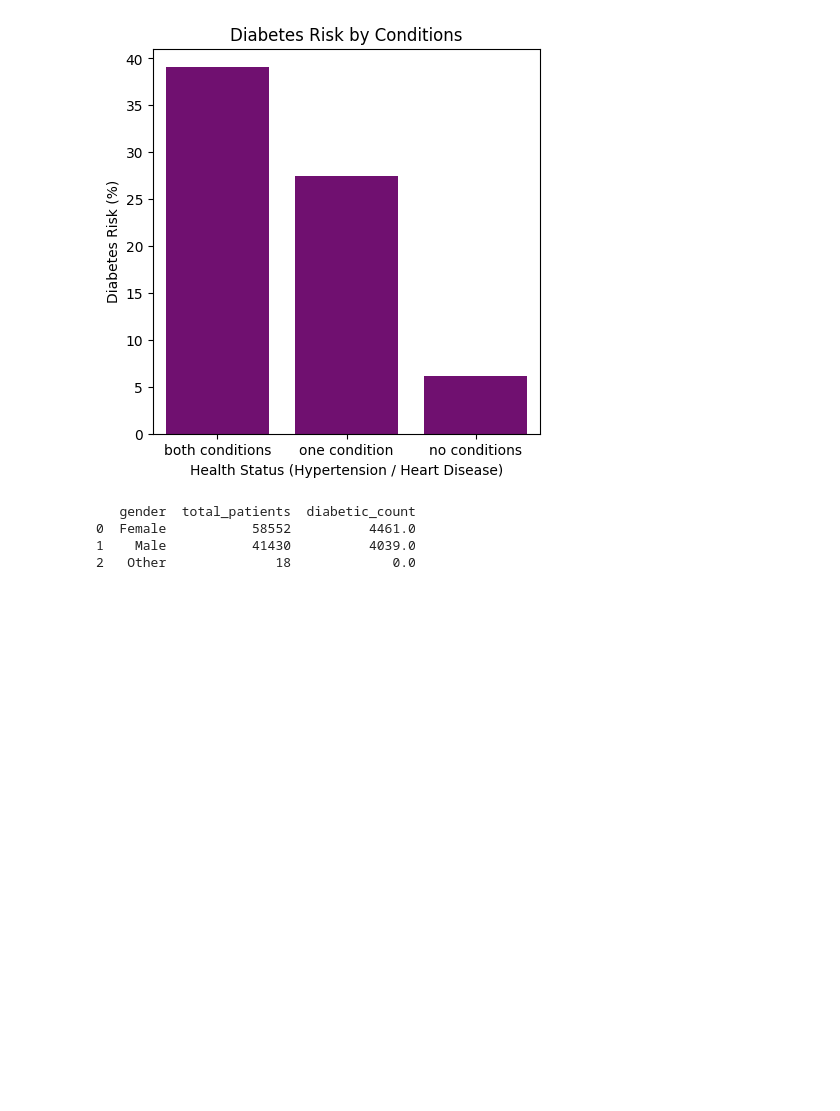
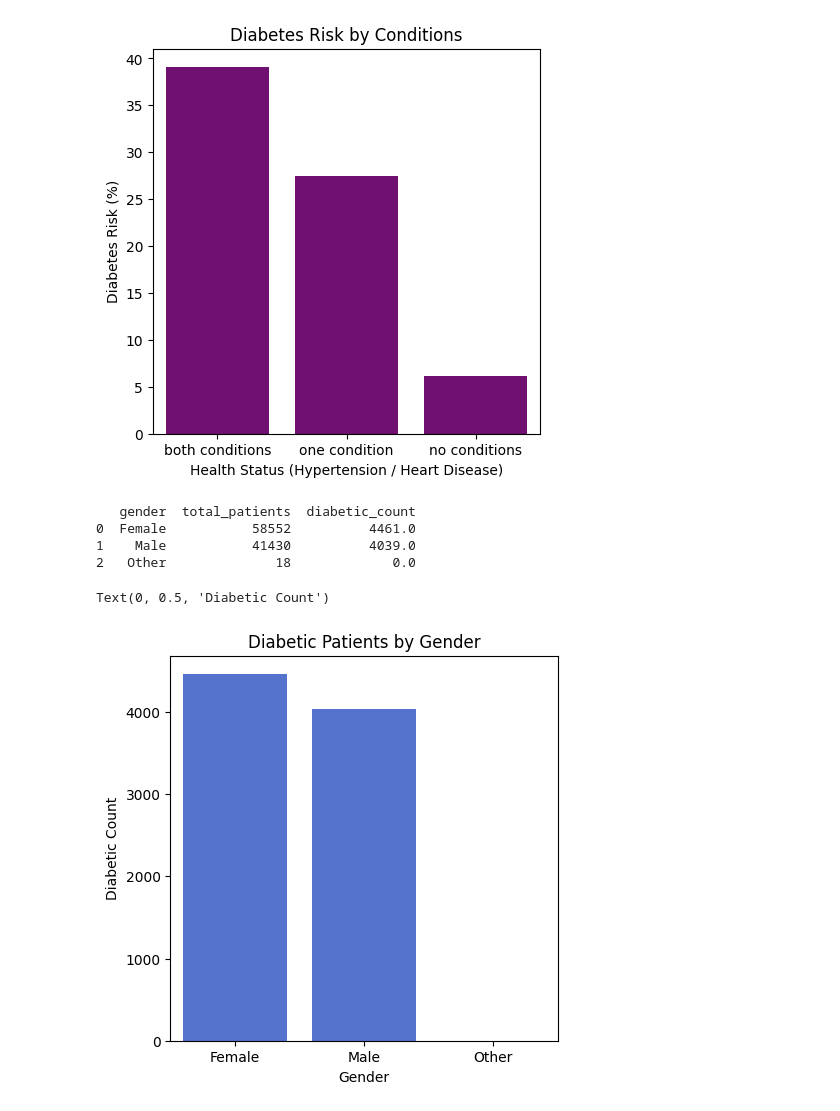
Before and after one commit to kunwarsaurav/disease-prediction-, a Jupyter notebook: eda.ipynb, the cells around one changed output. Cells and saved outputs as stored; diff of their text form; code cells hidden in the pictures; blank space fills up the shorter version.

Commit message:
eda visual

```diff
--- a/eda.ipynb
+++ b/eda.ipynb
@@ -168,14 +168,25 @@ plt.show()
 # %%
 with open('sql/men vs women.sql') as f:
     query= f.read()
 result = pd.read_sql(query, engine)
 
 print(result)
+
+plt.figure(figsize=(5,5))
+
+sns.barplot( data= result,
+            x ='gender', y ='diabetic_count', color= 'royalblue')
+
+plt.title('Diabetic Patients by Gender')
+plt.xlabel('Gender')
+plt.ylabel('Diabetic Count')
 # %% [output]
    gender  total_patients  diabetic_count
 0  Female           58552          4461.0
 1    Male           41430          4039.0
 2   Other              18             0.0
+Text(0, 0.5, 'Diabetic Count')
+[figure, added]
 # %%
 with open('sql/smokingrisk.sql') as f:
     query= f.read()
```
Also changed, not shown: parts of 1 cell of this notebook.
